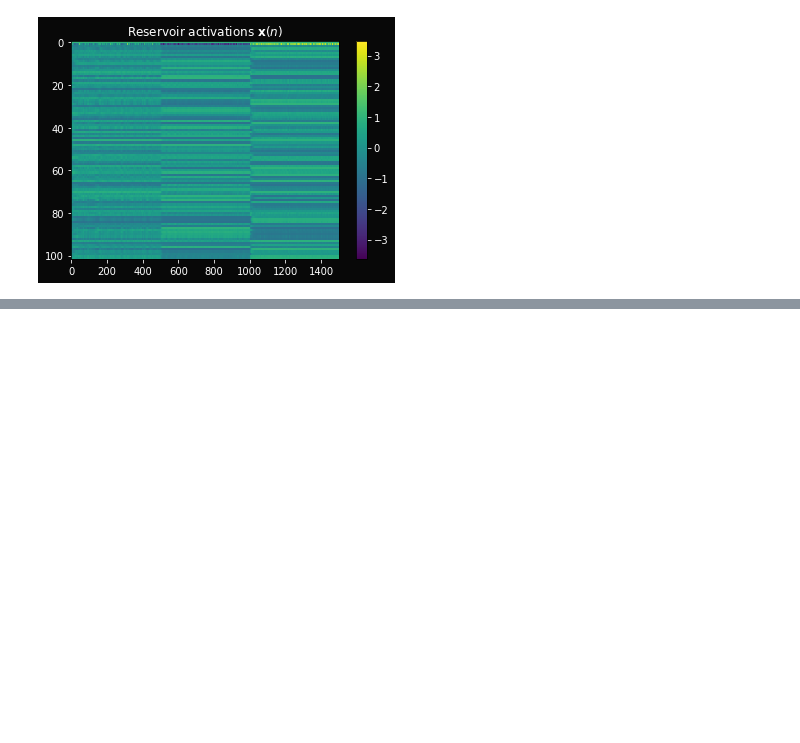
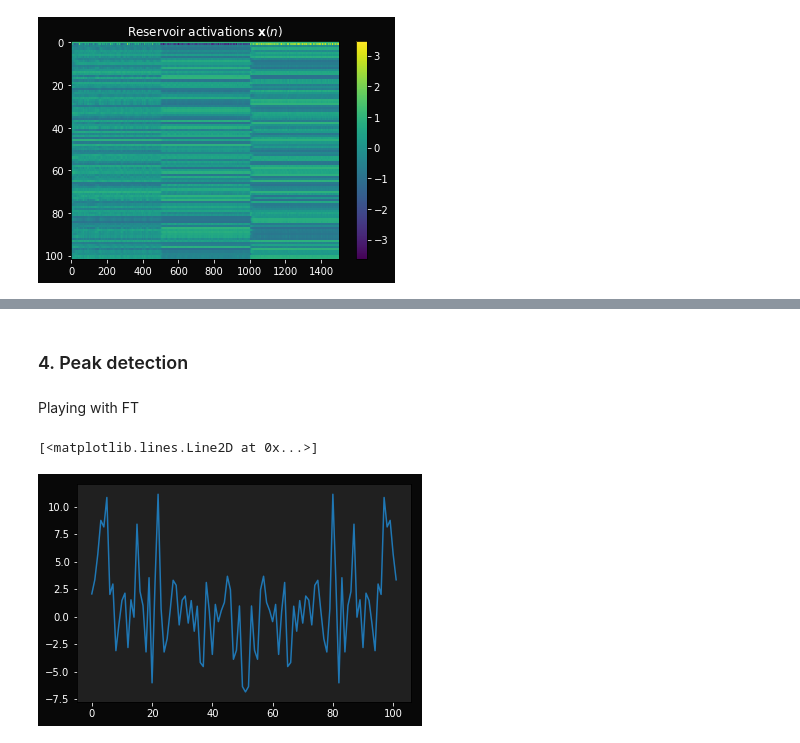
Before and after one commit to mizvol/miniESN, a Jupyter notebook: Adaptation.ipynb, the cells around one changed output, grey strips where cells are left out. Cells and saved outputs as stored; diff of their text form; code cells hidden in the pictures; blank space fills up the shorter version.

Commit message:
Playing with Fourier transform

```diff
--- a/Adaptation.ipynb
+++ b/Adaptation.ipynb
@@ -155,0 +147,2 @@ plot(X.T[1010])
+# %% [markdown]
+### 4. Peak detection
@@ -155,0 +170,2 @@ plot(X.T[1010])
+# %% [markdown]
+Playing with FT
@@ -156 +174,6 @@ plot(X.T[1010])
+# %%
+plot(fftpack.fft(X.T[1015]))
+# %% [output]
+[<matplotlib.lines.Line2D at 0x...>]
+[figure, added]
 # %%
```
Also changed, not shown: parts of 6 cells of this notebook.
